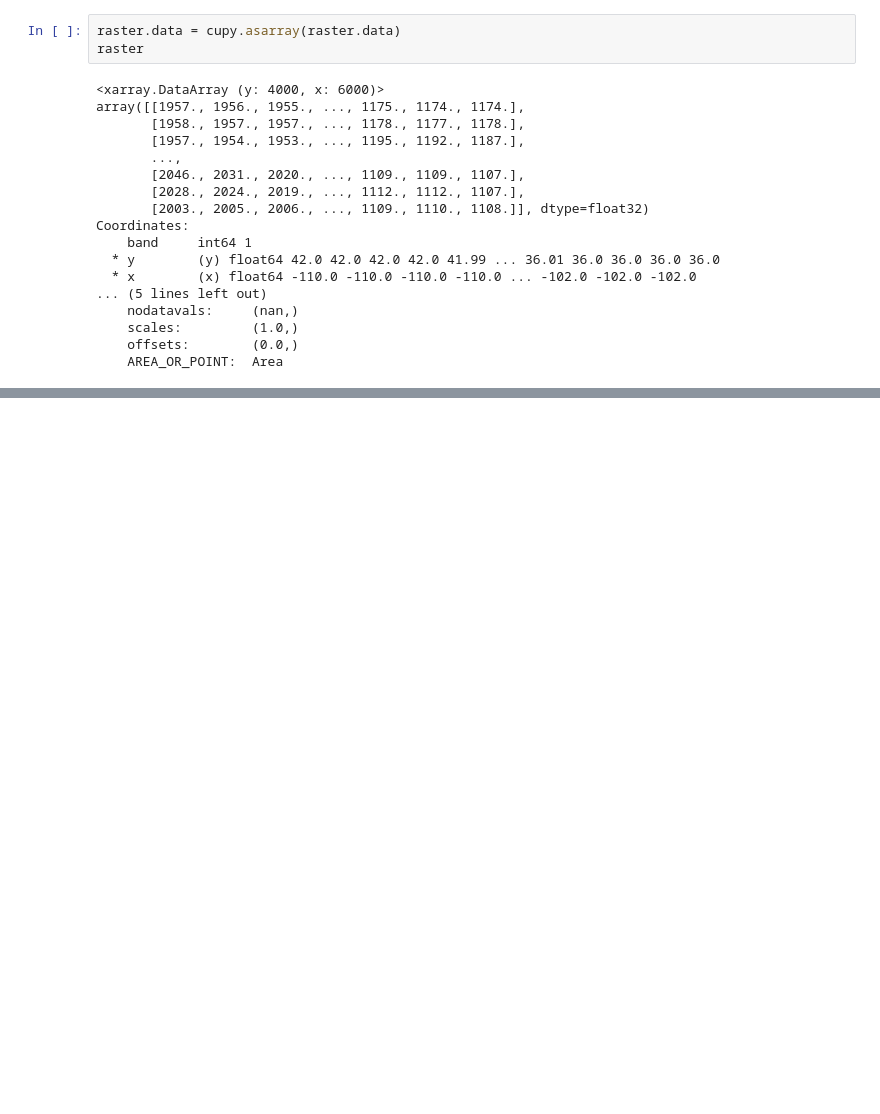
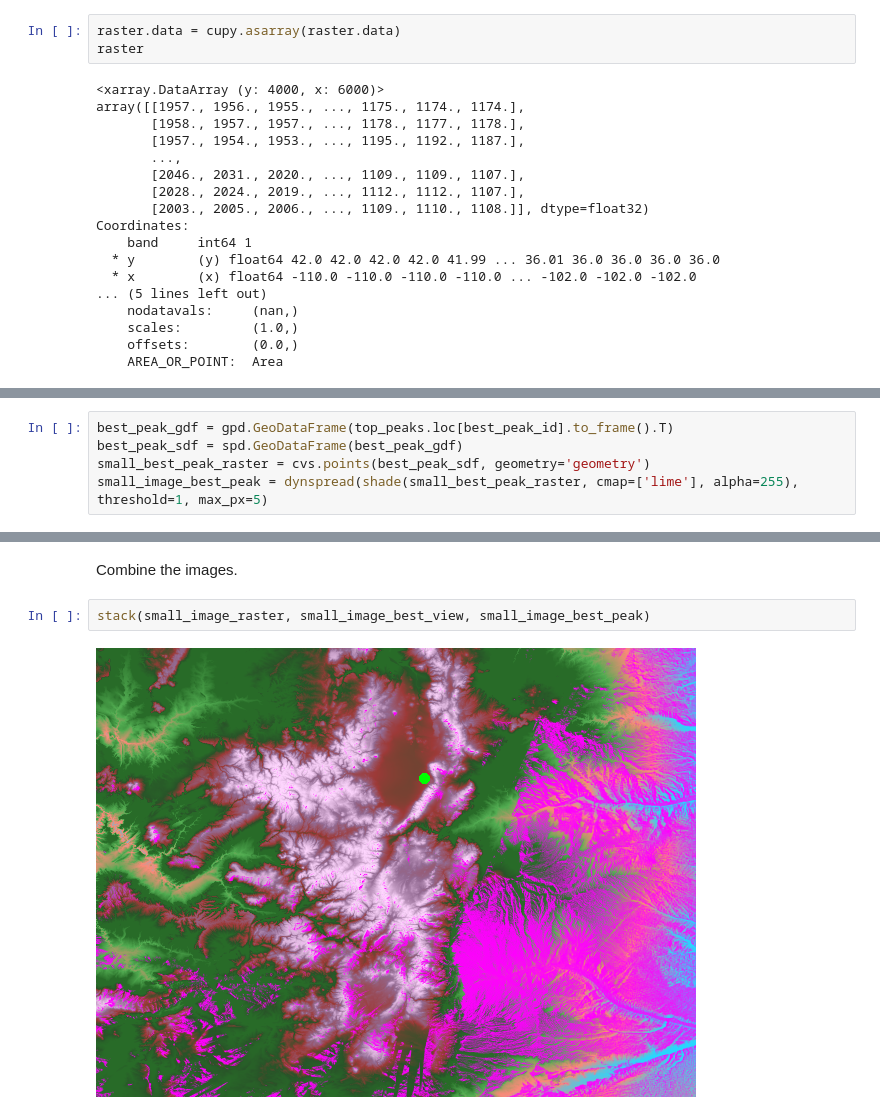
Before and after one commit to makepath/gpu-examples, a Jupyter notebook: viewshed_gpu.ipynb, the cells around one changed output, grey strips where cells are left out. Saved outputs shown, nothing was run; the diff lists cells and outputs as text; blank space fills up the shorter version.

```diff
--- a/viewshed_gpu.ipynb
+++ b/viewshed_gpu.ipynb
@@ -172,0 +172,5 @@ visibility_grids[best_peak_id].plot.imshow()
+# %%
+best_peak_gdf = gpd.GeoDataFrame(top_peaks.loc[best_peak_id].to_frame().T)
+best_peak_sdf = spd.GeoDataFrame(best_peak_gdf)
+small_best_peak_raster = cvs.points(best_peak_sdf, geometry='geometry')
+small_image_best_peak = dynspread(shade(small_best_peak_raster, cmap=['lime'], alpha=255), threshold=1, max_px=5)
@@ -172,0 +187,6 @@ visibility_grids[best_peak_id].plot.imshow()
+# %% [markdown]
+Combine the images.
+# %%
+stack(small_image_raster, small_image_best_view, small_image_best_peak)
+# %% [output]
+[figure, added]
```
Also changed, not shown: parts of 19 cells of this notebook.
